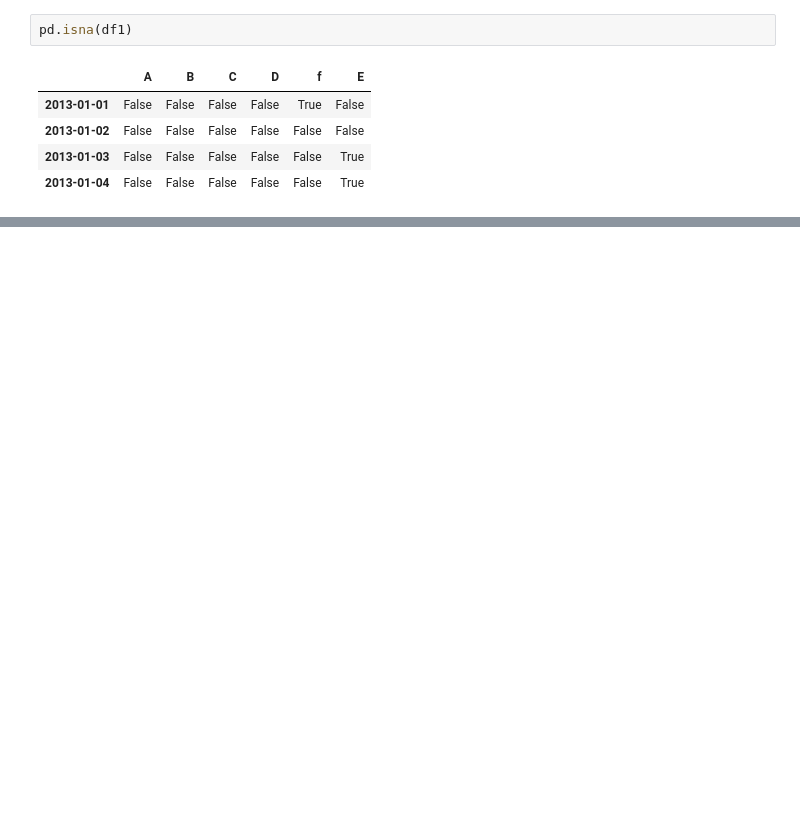
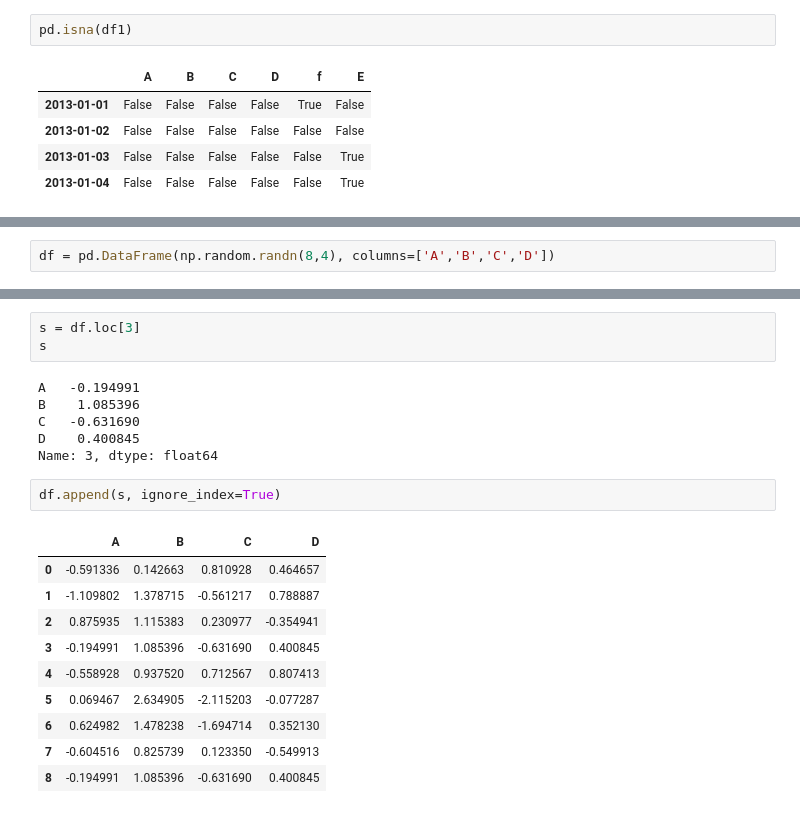
Before and after one commit to JH-Baik30/myfirstgit, a Jupyter notebook: 10_Minutes_to_Pandas.ipynb, the cells around one changed output, grey strips where cells are left out. Saved outputs shown, nothing was run; the diff lists cells and outputs as text; blank space fills up the shorter version.

```diff
--- a/10_Minutes_to_Pandas.ipynb
+++ b/10_Minutes_to_Pandas.ipynb
@@ -490,0 +710,2 @@ Freq: D, dtype: float64
+# %%
+df = pd.DataFrame(np.random.randn(8,4), columns=['A','B','C','D'])
@@ -490,0 +724,22 @@ Freq: D, dtype: float64
+# %%
+s = df.loc[3]
+s
+# %% [output]
+A   -0.194991
+B    1.085396
+C   -0.631690
+D    0.400845
+Name: 3, dtype: float64
+# %%
+df.append(s, ignore_index=True)
+# %% [output]
+|  | A | B | C | D |
+| 0 | -0.591336 | 0.142663 | 0.810928 | 0.464657 |
+| 1 | -1.109802 | 1.378715 | -0.561217 | 0.788887 |
+| 2 | 0.875935 | 1.115383 | 0.230977 | -0.354941 |
+| 3 | -0.194991 | 1.085396 | -0.631690 | 0.400845 |
+| 4 | -0.558928 | 0.937520 | 0.712567 | 0.807413 |
+| 5 | 0.069467 | 2.634905 | -2.115203 | -0.077287 |
+| 6 | 0.624982 | 1.478238 | -1.694714 | 0.352130 |
+| 7 | -0.604516 | 0.825739 | 0.123350 | -0.549913 |
+| 8 | -0.194991 | 1.085396 | -0.631690 | 0.400845 |
```
Also changed, not shown: parts of 127 cells of this notebook.
